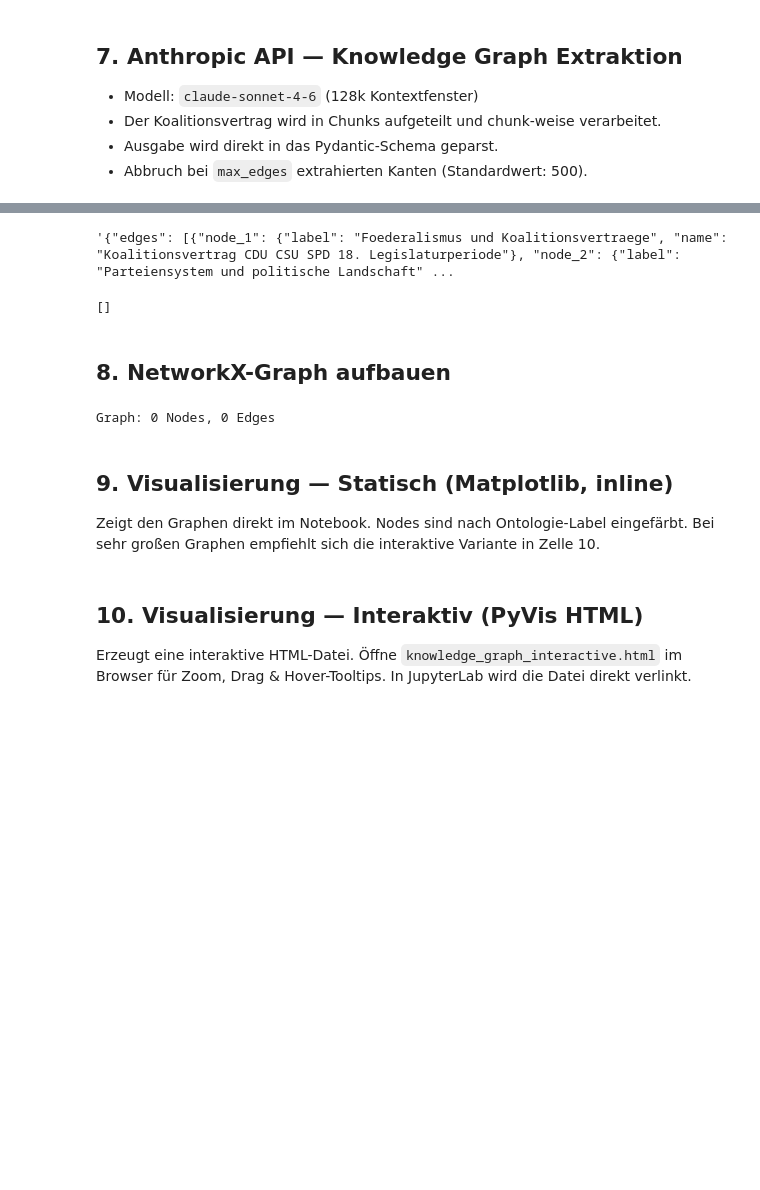
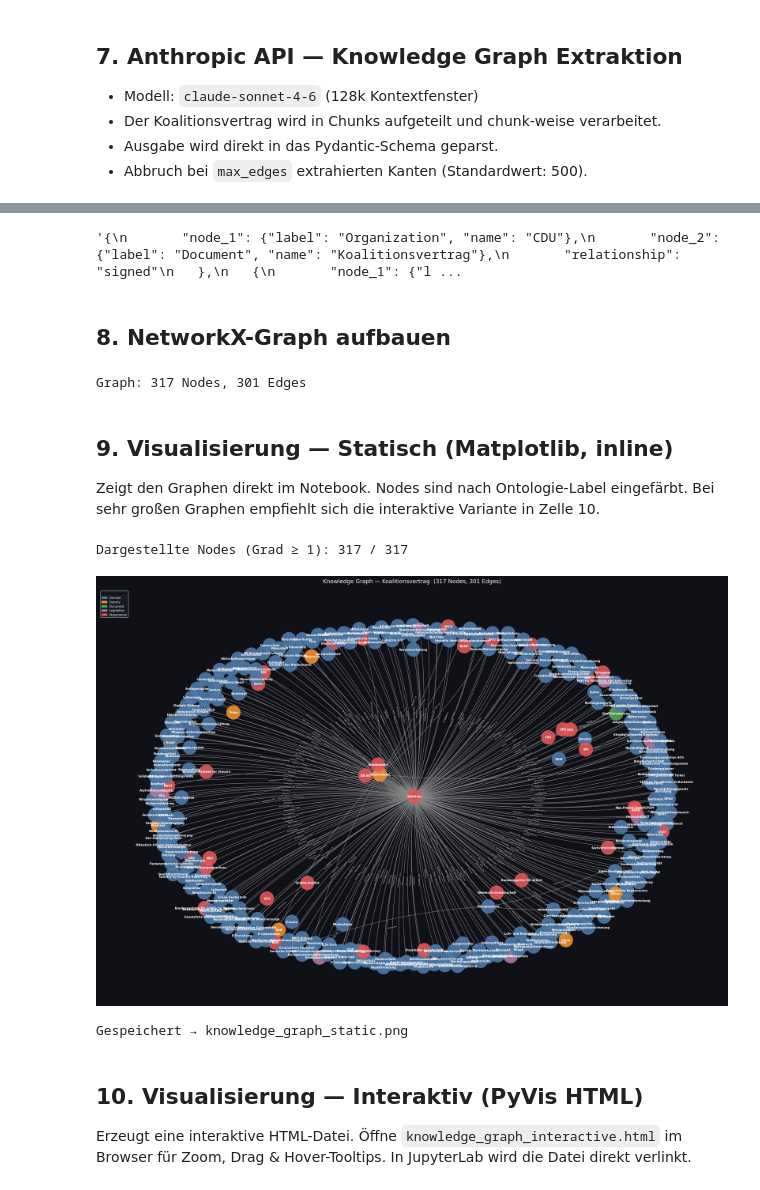
Before and after one commit to Ducktard/Text2KnowledgeGraph, a Jupyter notebook: text2KnowledgeGraph_2026.ipynb, the cells around one changed output, grey strips where cells are left out. Drawn from its saved outputs; the diff is of its cells as text; code cells hidden in the pictures; blank space fills up the shorter version.

```diff
--- a/text2KnowledgeGraph_2026.ipynb
+++ b/text2KnowledgeGraph_2026.ipynb
@@ -347,0 +346,4 @@ answer
+# %%
+json_result = json_result[:11] + json_result[12:]
+# %%
+json_result = json_result[:11] + "{" + json_result[12:]
@@ -347,0 +370,10 @@ answer
+# %%
+#test ohne validate
+try:
+    json_result = json.loads(json_result)
+
+
+    print(f"\n\nErgebnis: {len(json_result)} Kanten extrahiert.")
+except Exception as e:
+    print(f"\n\n[FEHLER] Parse-Fehler: {e}")
+    print(json_result[e.pos-20:e.pos+20])
@@ -348,11 +395,7 @@ answer
 # %%
-answer
+json_result
 # %% [output]
-'{"edges": [{"node_1": {"label": "Foederalismus und Koalitionsvertraege", "name": "Koalitionsvertrag CDU CSU SPD 18. Legislaturperiode"}, "node_2": {"label": "Parteiensystem und politische Landschaft" ...
+'{\n       "node_1": {"label": "Organization", "name": "CDU"},\n       "node_2": {"label": "Document", "name": "Koalitionsvertrag"},\n       "relationship": "signed"\n   },\n   {\n       "node_1": {"l ...
-# %%
-json_result
-# %% [output]
-[]
 # %% [markdown]
 ## 8. NetworkX-Graph aufbauen
 # %%
@@ -360,7 +403,7 @@ import networkx as nx
 
 G = nx.DiGraph()
 
-for edge in json_result:
+for edge in json_result['edges']:
     n1 = edge["node_1"]
     n2 = edge["node_2"]
     rel = edge["relationship"]
@@ -371,7 +414,7 @@ for edge in json_result:
 
 print(f"Graph: {G.number_of_nodes()} Nodes, {G.number_of_edges()} Edges")
 # %% [output]
-Graph: 0 Nodes, 0 Edges
+Graph: 317 Nodes, 301 Edges
 # %% [markdown]
 ## 9. Visualisierung — Statisch (Matplotlib, inline)
 
@@ -392,7 +435,7 @@ palette = [
 label_color = {lbl: palette[i % len(palette)] for i, lbl in enumerate(all_labels)}
 
 # ── Subgraph: nur Nodes mit Mindestgrad (verhindert unlesbare Hairball-Graphen) ─
-MIN_DEGREE = 2   # <── anpassen: 1 = alle, 3 = nur gut vernetzte Nodes
+MIN_DEGREE = 1   # <── anpassen: 1 = alle, 3 = nur gut vernetzte Nodes
 core_nodes = [n for n, d in G.degree() if d >= MIN_DEGREE]
 H = G.subgraph(core_nodes).copy()
 print(f"Dargestellte Nodes (Grad ≥ {MIN_DEGREE}): {H.number_of_nodes()} / {G.number_of_nodes()}")
@@ -409,33 +452,37 @@ ax.set_facecolor("#0F1117")
 node_colors = [label_color.get(H.nodes[n].get("label", "unknown"), "#9C755F") for n in H.nodes]
 node_labels = {n: n for n in H.nodes}  # Node-Name als Label
 
 nx.draw_networkx_nodes(H, pos, node_color=node_colors, node_size=1200, alpha=0.90, ax=ax)
 nx.draw_networkx_labels(H, pos, labels=node_labels, font_size=7,
                         font_color="white", font_weight="bold", ax=ax)
 nx.draw_networkx_edges(H, pos, edge_color="#888888", arrows=True,
                        arrowstyle="-|>", arrowsize=12,
                        connectionstyle="arc3,rad=0.08", ax=ax)
 edge_labels = {(u, v): d["relationship"] for u, v, d in H.edges(data=True)}
 nx.draw_networkx_edge_labels(H, pos, edge_labels=edge_labels, font_size=5,
                              font_color="#DDDDDD",
                              bbox=dict(boxstyle="round,pad=0.15", fc="#0F1117", alpha=0.5),
                              ax=ax)
 
 # ── Legende ───────────────────────────────────────────────────────────────────
 present_labels = sorted({H.nodes[n].get("label", "unknown") for n in H.nodes})
 legend_handles = [mpatches.Patch(color=label_color[lbl], label=lbl) for lbl in present_labels]
 ax.legend(handles=legend_handles, loc="upper left", facecolor="#1A1D27",
           labelcolor="white", fontsize=7, framealpha=0.85,
           title="Ontologie-Label", title_fontsize=8)
 
 ax.set_title(f"Knowledge Graph — Koalitionsvertrag  ({H.number_of_nodes()} Nodes, {H.number_of_edges()} Edges)",
              color="white", fontsize=14, pad=16)
 ax.axis("off")
 plt.tight_layout()
 plt.savefig("knowledge_graph_static.png", dpi=150, bbox_inches="tight",
             facecolor=fig.get_facecolor())
 plt.show()
 print("Gespeichert → knowledge_graph_static.png")
+# %% [output]
+Dargestellte Nodes (Grad ≥ 1): 317 / 317
+[figure, added]
+Gespeichert → knowledge_graph_static.png
 # %% [markdown]
 ## 10. Visualisierung — Interaktiv (PyVis HTML)
 
```
Also changed, not shown: parts of 10 cells of this notebook.
